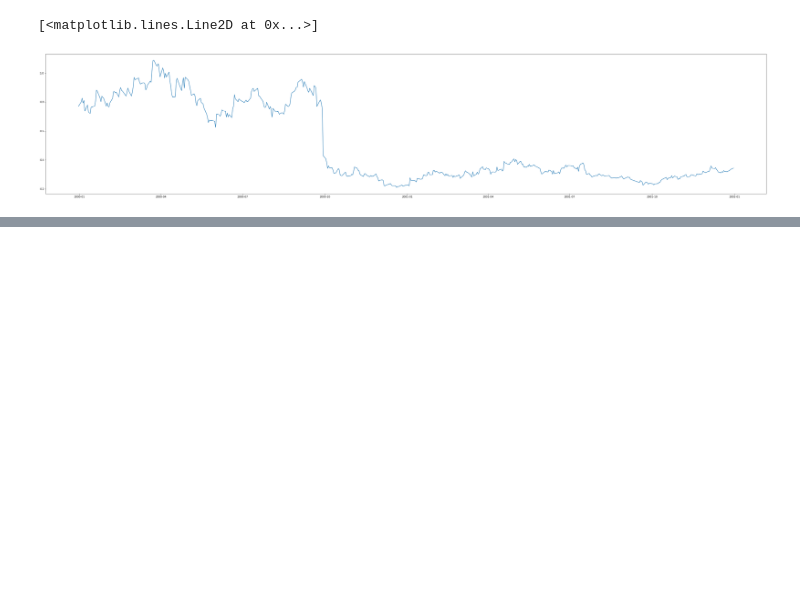
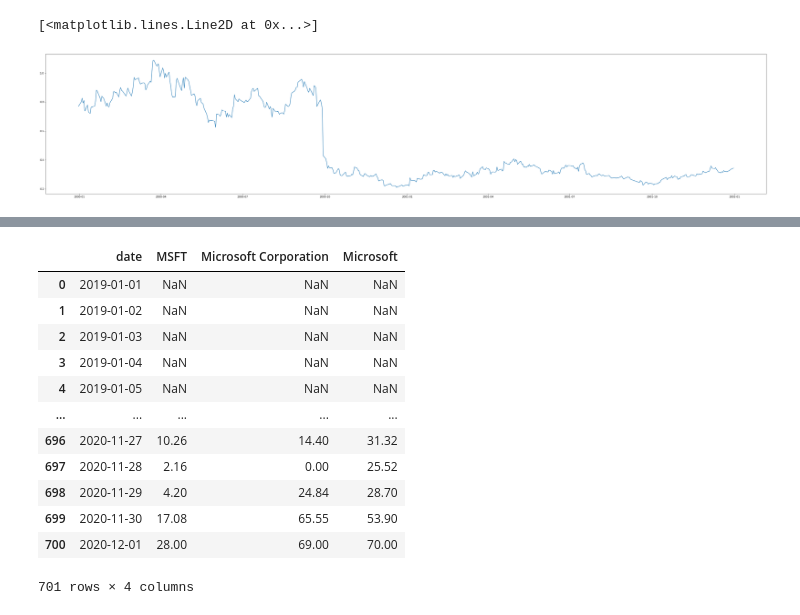
Before and after one commit to Sommerli/stock-prediction, a Jupyter notebook: stock_prediction.ipynb, the cells around one changed output, grey strips where cells are left out. Saved outputs shown, nothing was run; the diff lists cells and outputs as text; code cells hidden in the pictures; blank space fills up the shorter version.

```diff
--- a/stock_prediction.ipynb
+++ b/stock_prediction.ipynb
@@ -215,0 +200,16 @@ Apple Inc.:2020-12-01 2020-12-31
+# %%
+df
+# %% [output]
+|  | date | MSFT | Microsoft Corporation | Microsoft |
+| 0 | 2019-01-01 | NaN | NaN | NaN |
+| 1 | 2019-01-02 | NaN | NaN | NaN |
+| 2 | 2019-01-03 | NaN | NaN | NaN |
+| 3 | 2019-01-04 | NaN | NaN | NaN |
+| 4 | 2019-01-05 | NaN | NaN | NaN |
+| ... | ... | ... | ... | ... |
+| 696 | 2020-11-27 | 10.26 | 14.40 | 31.32 |
+| 697 | 2020-11-28 | 2.16 | 0.00 | 25.52 |
+| 698 | 2020-11-29 | 4.20 | 24.84 | 28.70 |
+| 699 | 2020-11-30 | 17.08 | 65.55 | 53.90 |
+| 700 | 2020-12-01 | 28.00 | 69.00 | 70.00 |
+701 rows × 4 columns
```
Also changed, not shown: parts of 7 cells of this notebook, 2 other files.
